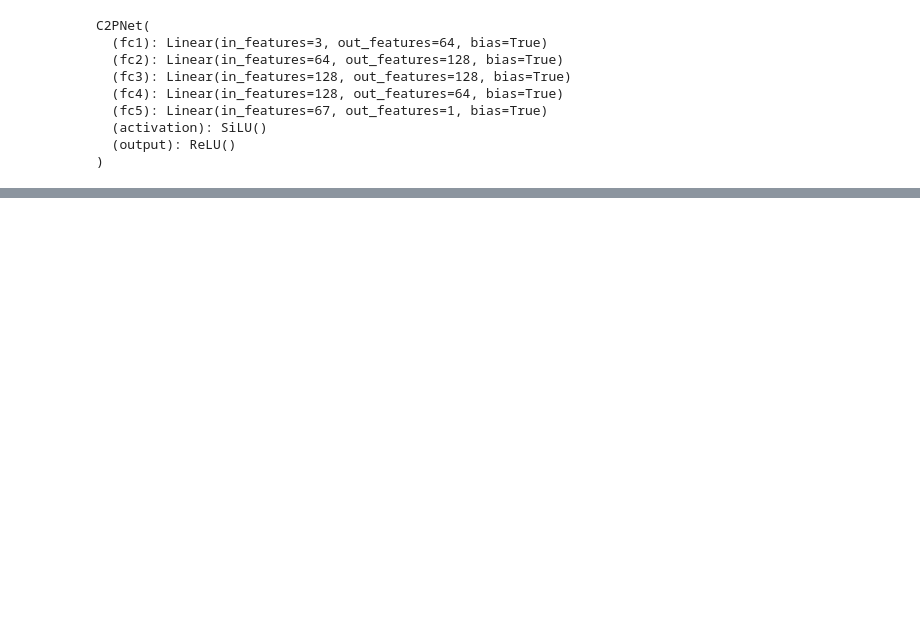
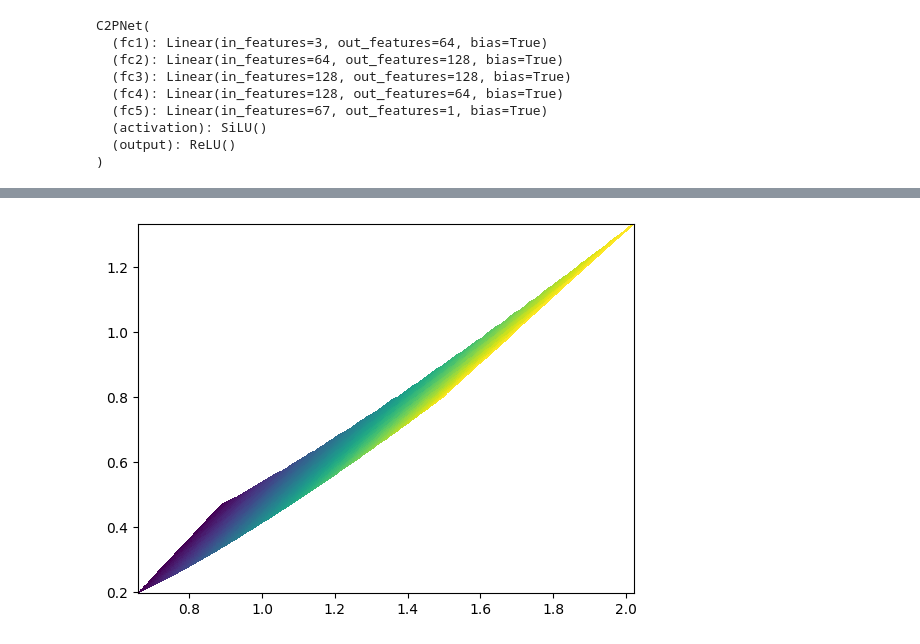
Before and after one commit to carlomusolino/c2p_ML, a Jupyter notebook: c2p_analysis.ipynb, the cells around one changed output, grey strips where cells are left out. Saved outputs shown, nothing was run; the diff lists cells and outputs as text; code cells hidden in the pictures; blank space fills up the shorter version.

```diff
--- a/c2p_analysis.ipynb
+++ b/c2p_analysis.ipynb
@@ -206,0 +229,8 @@ plt.colorbar(a)
+# %%
+fig, ax = plt.subplots()
+DD = C[:,0].view(N,N).detach().cpu().numpy()
+TT = C[:,1].view(N,N).detach().cpu().numpy()
+SS = C[:,2].view(N,N).detach().cpu().numpy()
+a = ax.pcolormesh(SS,TT,np.log10(np.abs(func.view(N,N).cpu().detach().numpy())))
+# %% [output]
+[figure, added]
```
Also changed, not shown: parts of 5 cells of this notebook, 35 other files.
